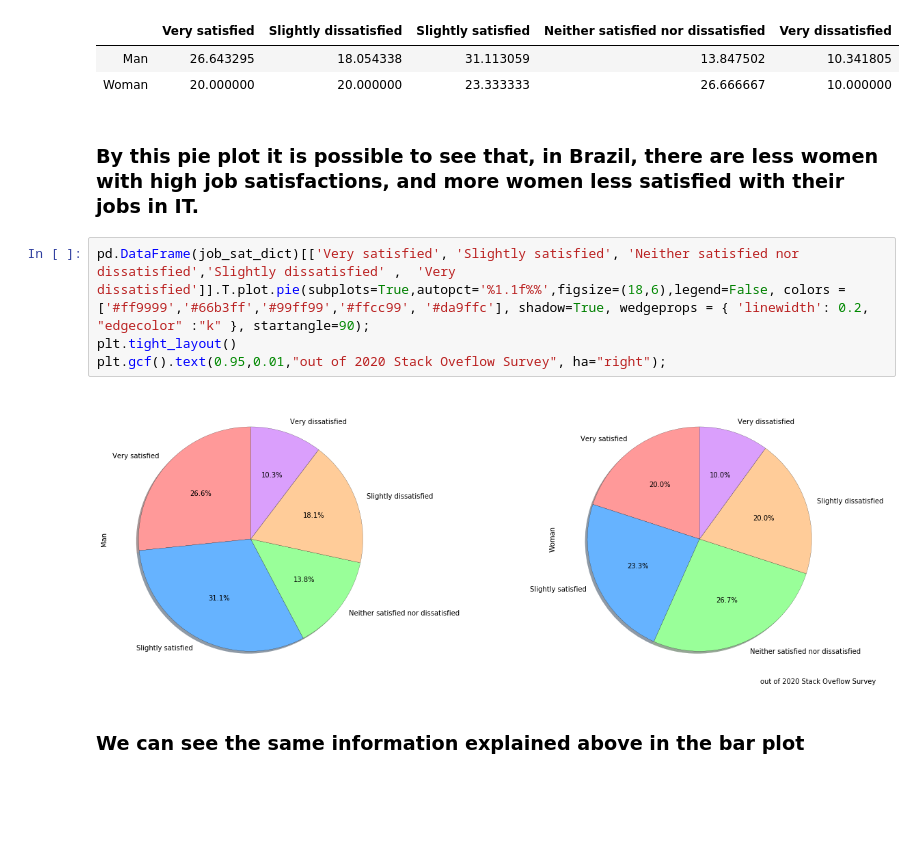
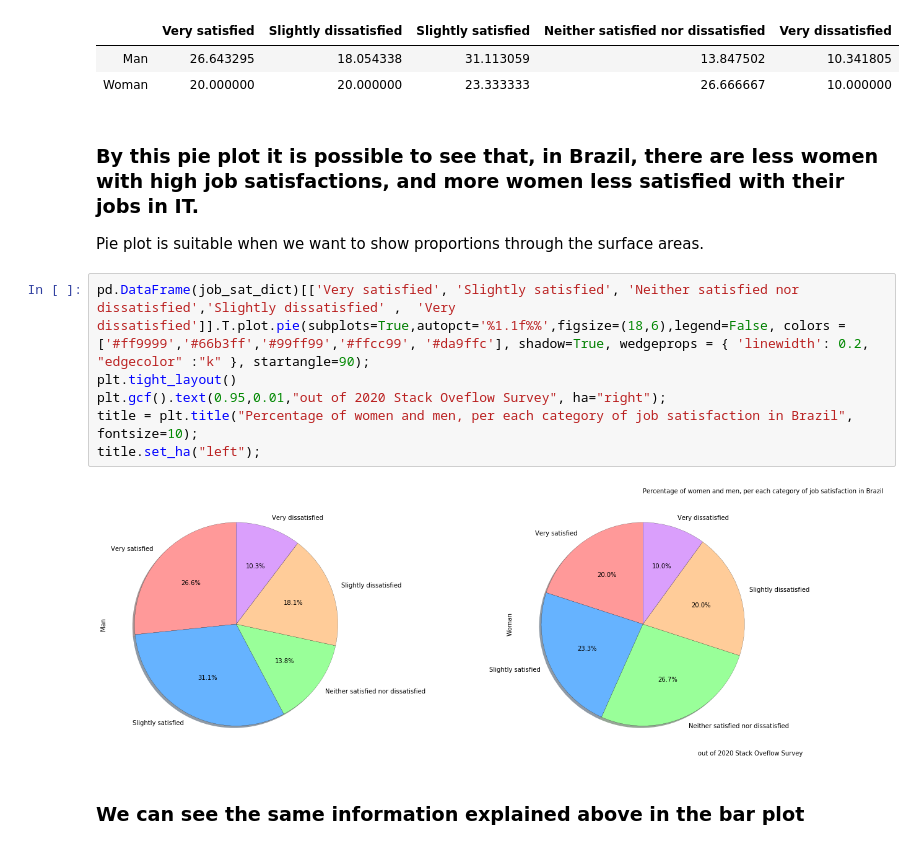
Before and after one commit to lepirescomp/project_1_udacity, a Jupyter notebook: trend_of_numbers.ipynb, the cells around one changed output. Cells and saved outputs as stored; diff of their text form; blank space fills up the shorter version.

```diff
--- a/trend_of_numbers.ipynb
+++ b/trend_of_numbers.ipynb
@@ -146,12 +155,16 @@ pd.DataFrame(job_sat_dict)
 | Woman | 20.000000 | 20.000000 | 23.333333 | 26.666667 | 10.000000 |
 # %% [markdown]
 ### By this pie plot it is possible to see that, in Brazil, there are less women with high job satisfactions, and more women less satisfied with their jobs in IT.
+
+Pie plot is suitable when we want to show proportions through the surface areas.
 # %%
 pd.DataFrame(job_sat_dict)[['Very satisfied', 'Slightly satisfied', 'Neither satisfied nor dissatisfied','Slightly dissatisfied' ,  'Very dissatisfied']].T.plot.pie(subplots=True,autopct='%1.1f%%',figsize=(18,6),legend=False, colors = ['#ff9999','#66b3ff','#99ff99','#ffcc99', '#da9ffc'], shadow=True, wedgeprops = { 'linewidth': 0.2, "edgecolor" :"k" }, startangle=90);
 plt.tight_layout()
 plt.gcf().text(0.95,0.01,"out of 2020 Stack Oveflow Survey", ha="right");
+title = plt.title("Percentage of women and men, per each category of job satisfaction in Brazil", fontsize=10);
+title.set_ha("left");
 # %% [output]
-[figure, old version]
+[figure, new version]
 # %% [markdown]
 ### We can see the same information explained above in the bar plot
 # %%
```
Also changed, not shown: parts of 8 cells of this notebook.
